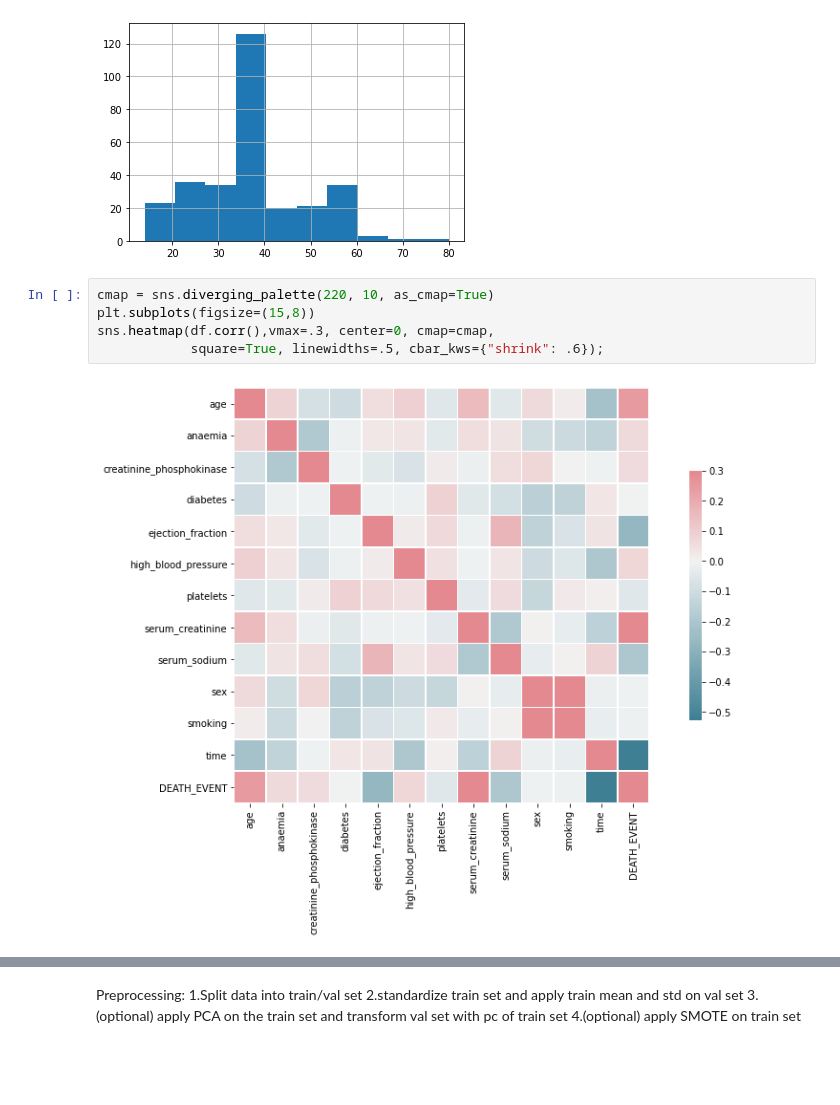
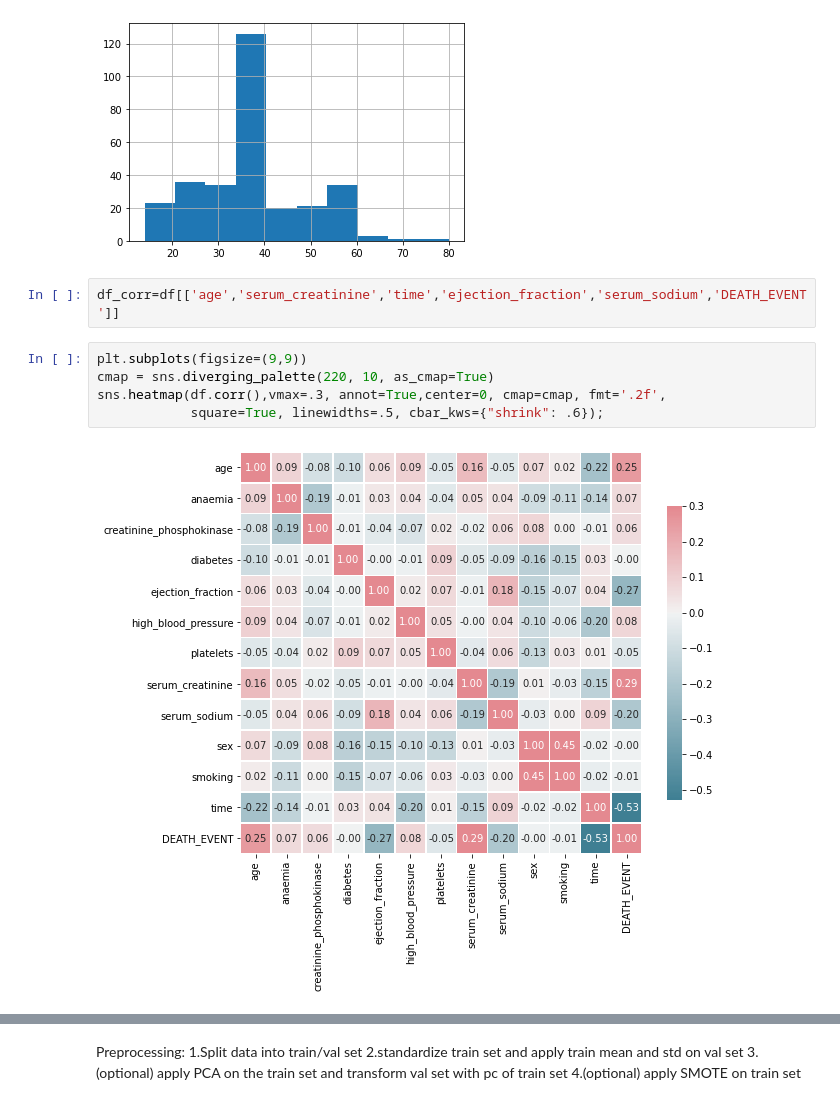
Before and after one commit to jopagel/Heart-Failure, a Jupyter notebook: EDA_and_NeuralNet.ipynb, the cells around one changed output, grey strips where cells are left out. Drawn from its saved outputs; the diff is of its cells as text; blank space fills up the shorter version.

```diff
--- a/EDA_and_NeuralNet.ipynb
+++ b/EDA_and_NeuralNet.ipynb
@@ -50,10 +64,12 @@ df.platelets.hist();
 df.ejection_fraction.hist();
 # %% [output]
 [figure]
+# %%
+df_corr=df[['age','serum_creatinine','time','ejection_fraction','serum_sodium','DEATH_EVENT']]
 # %%
+plt.subplots(figsize=(9,9))
 cmap = sns.diverging_palette(220, 10, as_cmap=True)
-plt.subplots(figsize=(15,8))
-sns.heatmap(df.corr(),vmax=.3, center=0, cmap=cmap,
+sns.heatmap(df.corr(),vmax=.3, annot=True,center=0, cmap=cmap, fmt='.2f',
             square=True, linewidths=.5, cbar_kws={"shrink": .6});
 # %% [output]
-[figure, old version]
+[figure, new version]
```
Also changed, not shown: parts of 46 cells of this notebook.
